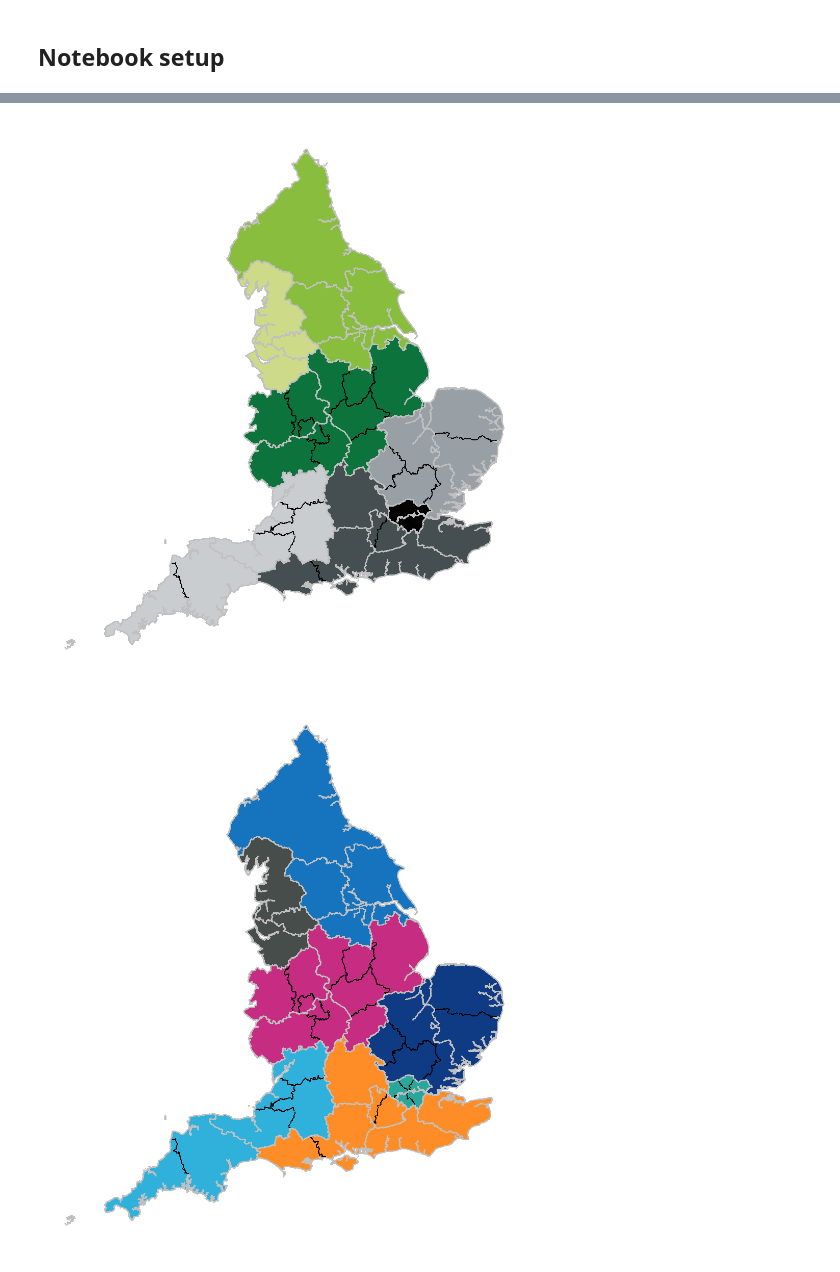
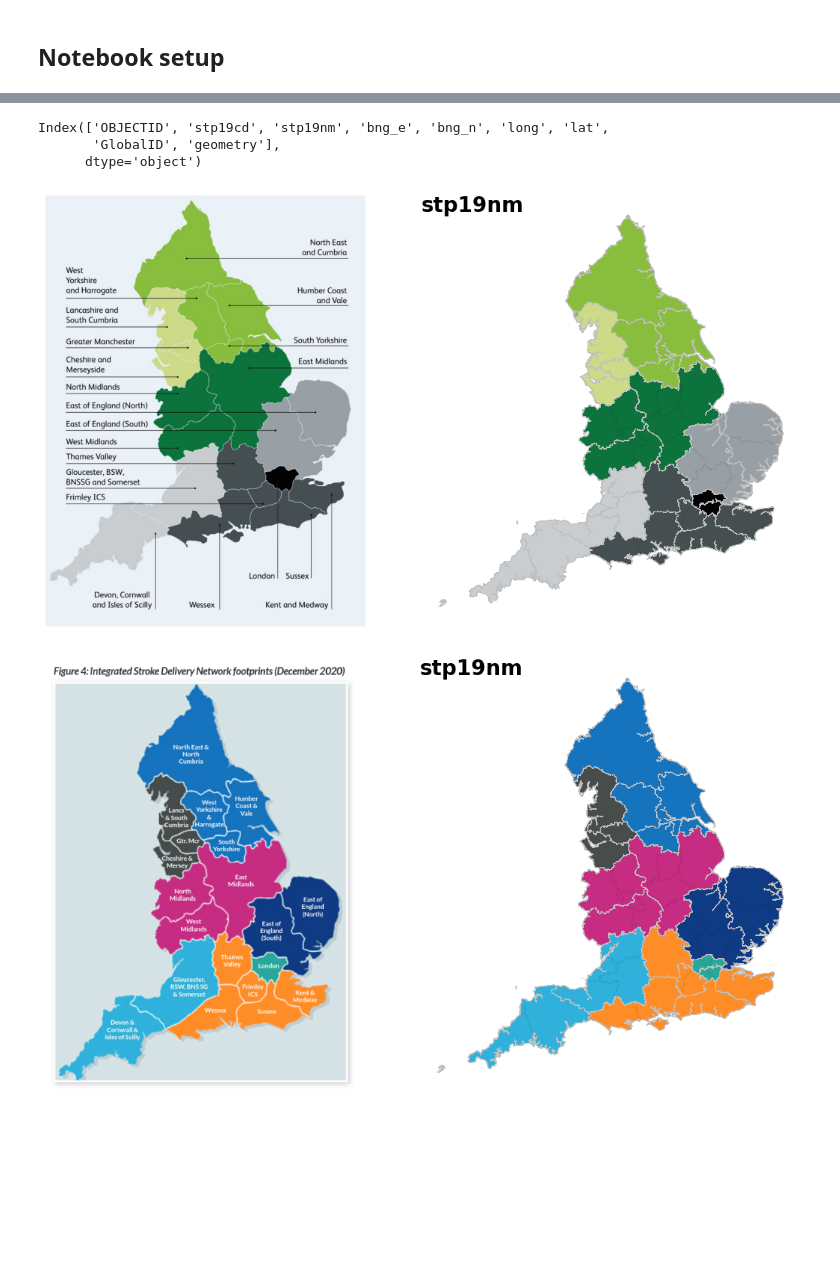
Before and after one commit to samuel-book/geography_data, a Jupyter notebook: docs/01b_isdn_match.ipynb, the cells around one changed output, grey strips where cells are left out. Drawn from its saved outputs; the diff is of its cells as text; code cells hidden in the pictures; blank space fills up the shorter version.

```diff
--- a/docs/01b_isdn_match.ipynb
+++ b/docs/01b_isdn_match.ipynb
@@ -491,8 +419,12 @@ isdn_series.index.name=col_name
-# %%
-for colour, colour_series in colour_series_dict.items():
-    gdf_boundaries_colours, gdf_boundaries_isdn = make_data_for_map(gdf_boundaries, isdn_series, colour_series)
-    plot_map(gdf_boundaries_colours, gdf_boundaries_isdn, savename=f'{col_name}_{colour}.jpg')
-# %% [output]
-[figure, removed]
-[figure, removed]
+# %%
+file_input = os.path.join(paths.dir_input, paths.stp2019)
+col_name = 'stp19nm'
+
+main(file_input, col_name)
+# %% [output]
+Index(['OBJECTID', 'stp19cd', 'stp19nm', 'bng_e', 'bng_n', 'long', 'lat',
+       'GlobalID', 'geometry'],
+      dtype='object')
+[figure, added]
+[figure, added]
 # %% [markdown]
```
Also changed, not shown: parts of 59 cells of this notebook, 17 other files.
